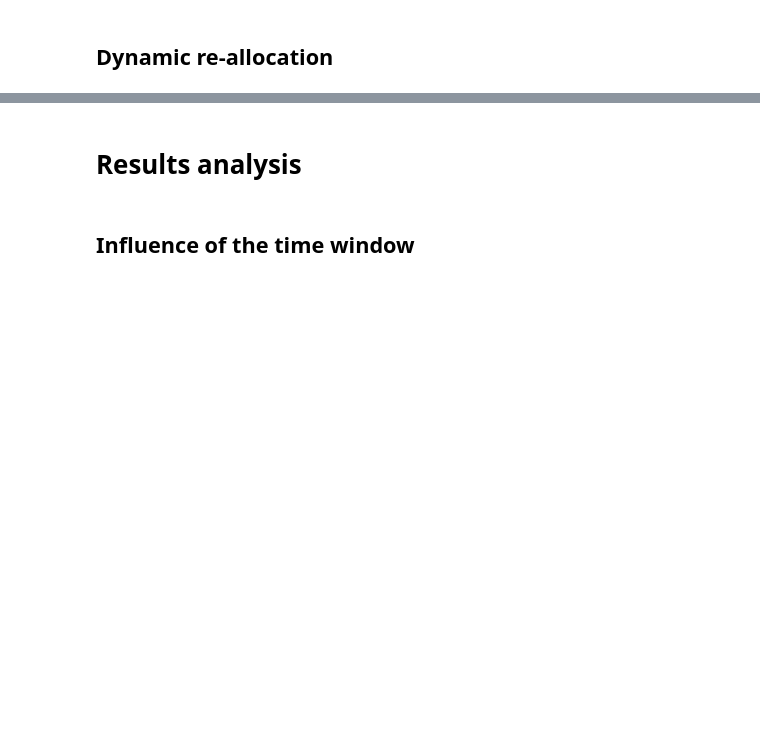
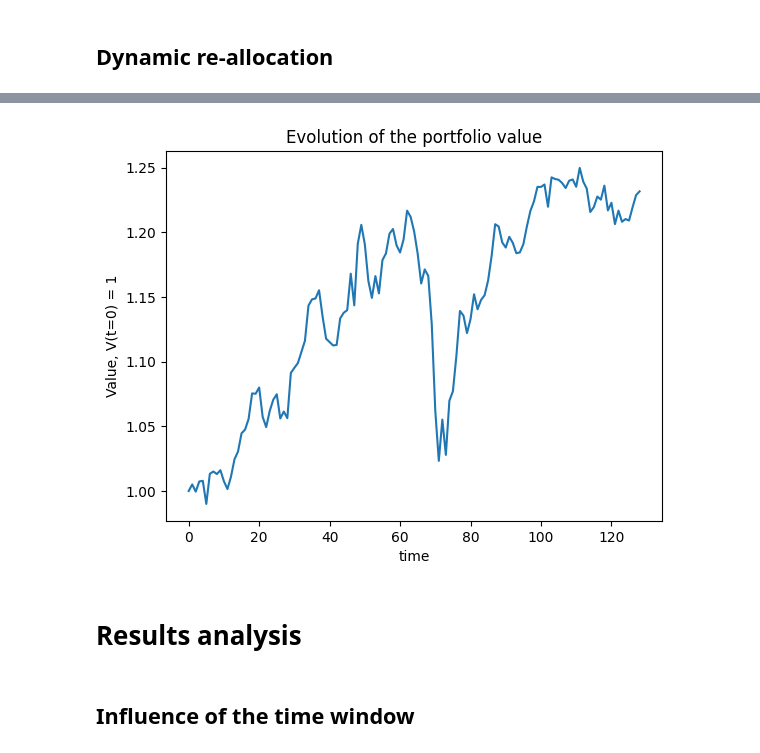
Before and after one commit to Hadrienvnt/Portfolio-Optimisation, a Jupyter notebook: dynamic_weights_allocation - in progress.ipynb, the cells around one changed output, grey strips where cells are left out. Saved outputs shown, nothing was run; the diff lists cells and outputs as text; code cells hidden in the pictures; blank space fills up the shorter version.

```diff
--- a/dynamic_weights_allocation - in progress.ipynb
+++ b/dynamic_weights_allocation - in progress.ipynb
@@ -73,3 +148,11 @@ Portfolio Raw Retrun: 1.304
+# %%
+plt.plot(np.arange(129),V)
+plt.title('Evolution of the portfolio value')
+plt.xlabel('time')
+plt.ylabel('Value, V(t=0) = 1')
+plt.show()
+# %% [output]
+[figure, added]
 # %% [markdown]
 # Results analysis
 # %% [markdown]
```
Also changed, not shown: parts of 7 cells of this notebook.
